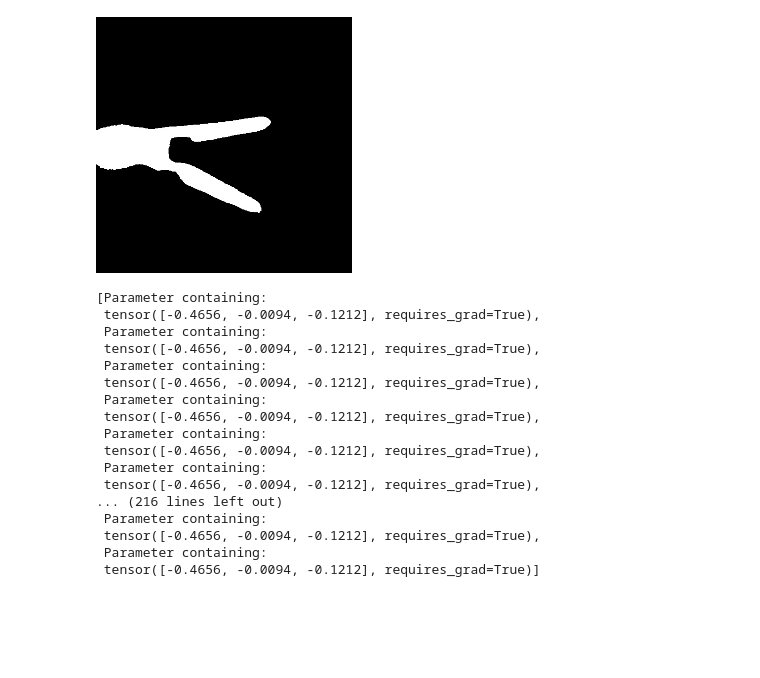
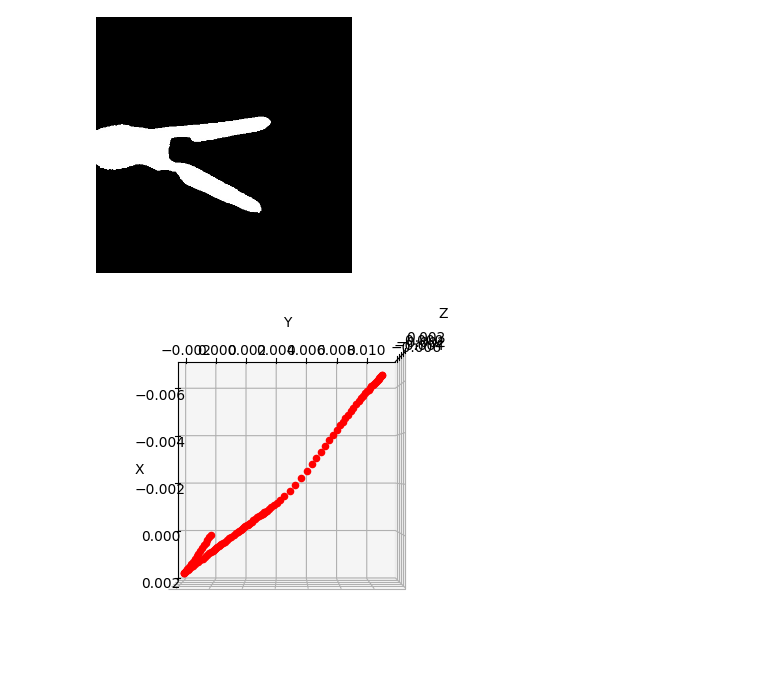
Before and after one commit to JuoTungChen/drrobot_surgical, a Jupyter notebook: notebooks/getting_started_with_gradients.ipynb, the cells around one changed output. Drawn from its saved outputs; the diff is of its cells as text; code cells hidden in the pictures; blank space fills up the shorter version.

```diff
--- a/notebooks/getting_started_with_gradients.ipynb
+++ b/notebooks/getting_started_with_gradients.ipynb
@@ -486,23 +468,19 @@ MoviePy - Building file tracking_sequence.gif with imageio.
 IPImage(filename="mask.gif")
 # %% [output]
 [figure]
-# %%
-trans_results
-# %% [output]
-[Parameter containing:
- tensor([-0.4656, -0.0094, -0.1212], requires_grad=True),
- Parameter containing:
- tensor([-0.4656, -0.0094, -0.1212], requires_grad=True),
- Parameter containing:
- tensor([-0.4656, -0.0094, -0.1212], requires_grad=True),
- Parameter containing:
- tensor([-0.4656, -0.0094, -0.1212], requires_grad=True),
- Parameter containing:
- tensor([-0.4656, -0.0094, -0.1212], requires_grad=True),
- Parameter containing:
- tensor([-0.4656, -0.0094, -0.1212], requires_grad=True),
-... (216 lines left out)
- Parameter containing:
- tensor([-0.4656, -0.0094, -0.1212], requires_grad=True),
- Parameter containing:
- tensor([-0.4656, -0.0094, -0.1212], requires_grad=True)]
+# %%
+
+
+fig = plt.figure(figsize=(10, 5))
+ax = fig.add_subplot(122, projection='3d')
+trans_init = world_view_transform_results[0].cpu().detach().numpy()
+for w in world_view_transform_results:
+    w = w.cpu().detach().numpy()
+    w = w-trans_init
+    ax.scatter(w[0, 3], w[1, 3], w[2, 3], c="r")
+ax.set_xlabel('X')
+ax.set_ylabel('Y')
+ax.set_zlabel('Z')
+ax.view_init(90, 0)
+# %% [output]
+[figure, added]
```
Also changed, not shown: parts of 7 cells of this notebook, 4 other files.
